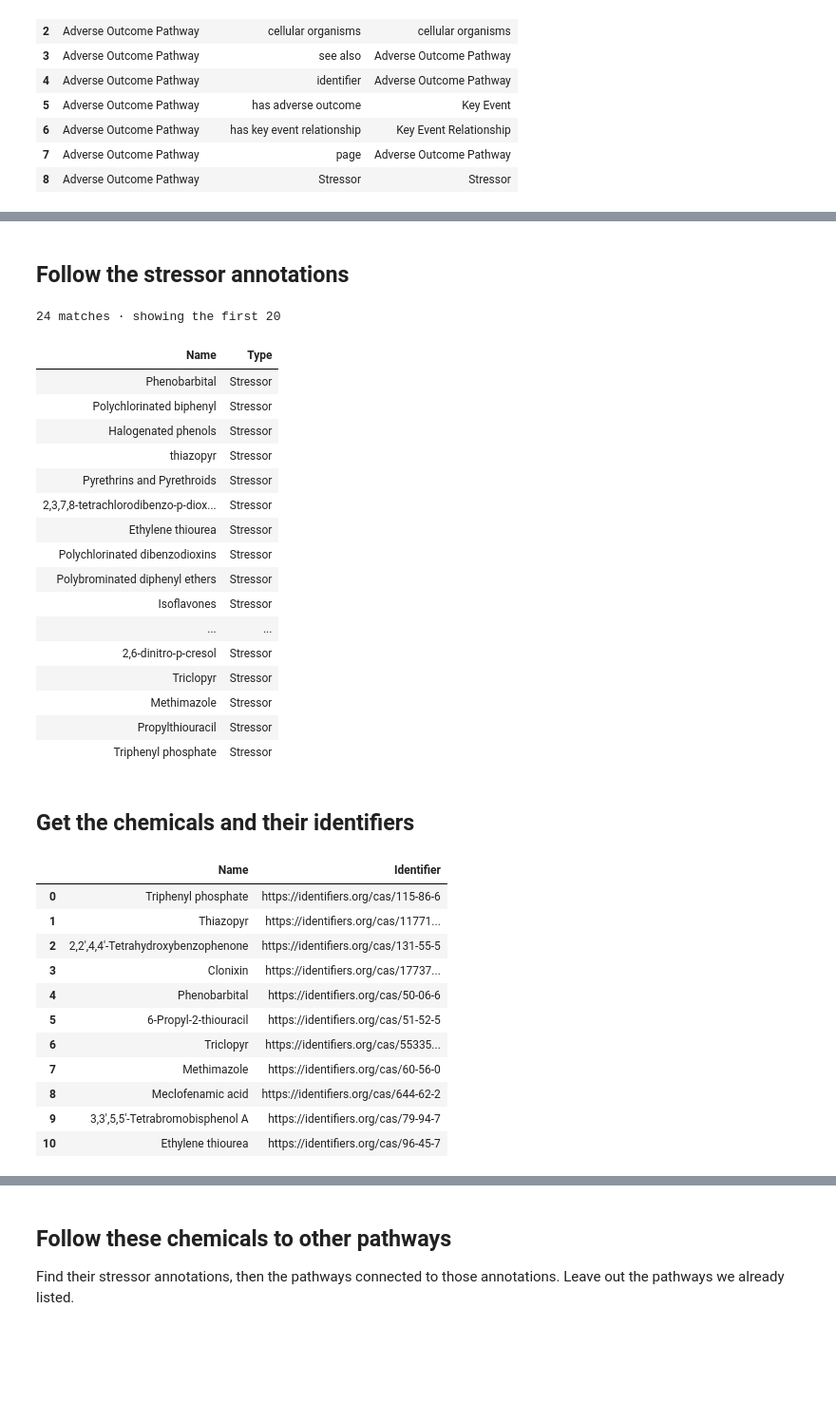
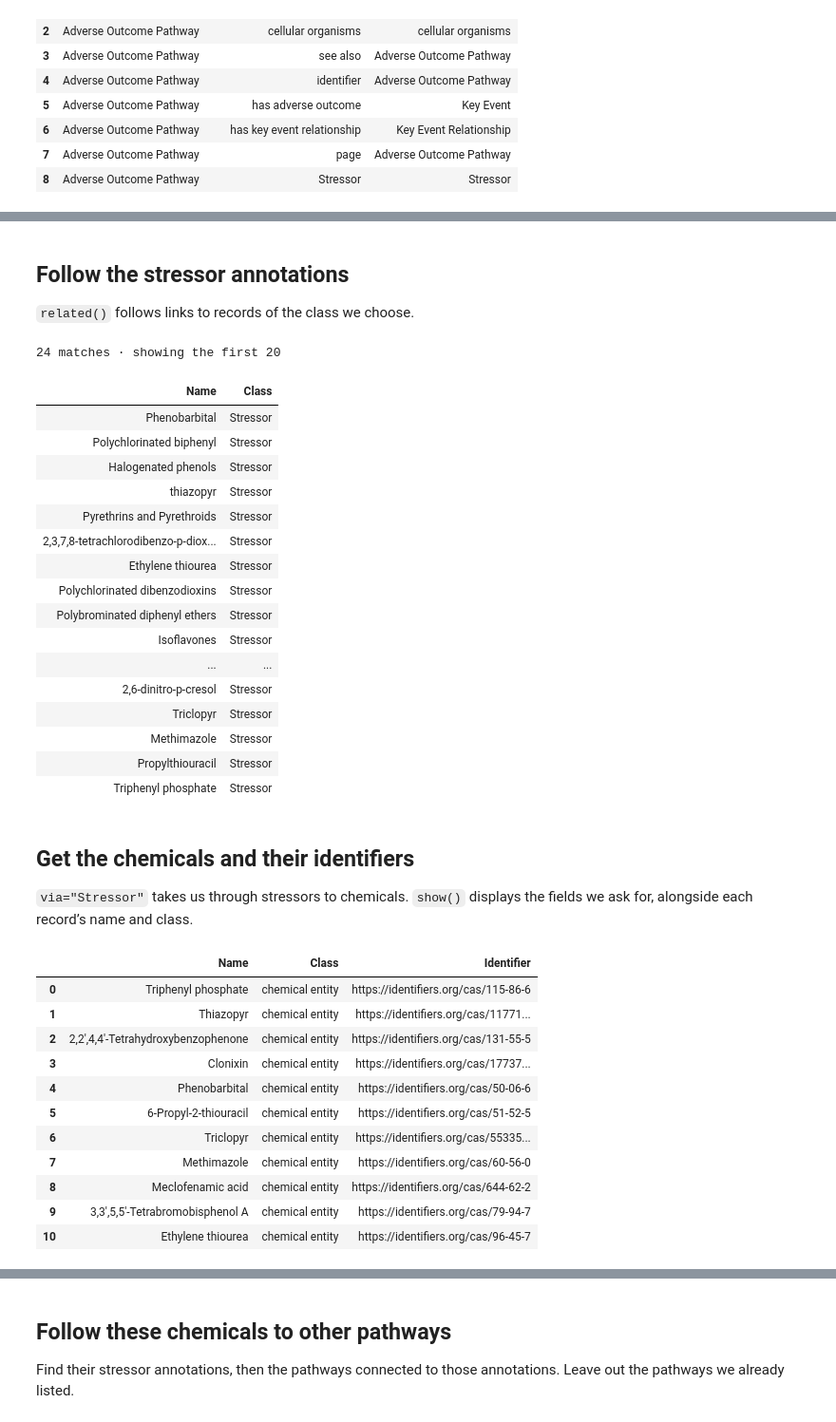
Before and after one commit to jmillanacosta/rdfsolve, a Jupyter notebook: notebooks/pydantic_clients/01_mine_explore.ipynb, the cells around one changed output, grey strips where cells are left out. Shown at 95% size. Drawn from its saved outputs; the diff is of its cells as text; code cells hidden in the pictures; blank space fills up the shorter version.

Commit message:
Show model identities and explain the exploration notebook

```diff
--- a/notebooks/pydantic_clients/AOPWiki_hydration.ipynb
+++ b/notebooks/pydantic_clients/01_mine_explore.ipynb
@@ -33,5 +75,5 @@ matches.types()
 # %%
-pathways = matches.of_type("Adverse outcome pathway")
+pathways = matches.of_type("Adverse Outcome Pathway")
 pathways
 # %% [output]
 18 matches
@@ -72,11 +128,13 @@ pathways.paths()
 # %% [markdown]
 ## Follow the stressor annotations
+
+`related()` follows links to records of the class we choose.
 # %%
 stressors = pathways.related("Stressor")
 stressors
 # %% [output]
 24 matches · showing the first 20
-| Name | Type |
+| Name | Class |
 | Phenobarbital | Stressor |
 | Polychlorinated biphenyl | Stressor |
 | Halogenated phenols | Stressor |
@@ -95,22 +153,24 @@ stressors
 | Triphenyl phosphate | Stressor |
 # %% [markdown]
 ## Get the chemicals and their identifiers
+
+`via="Stressor"` takes us through stressors to chemicals. `show()` displays the fields we ask for, alongside each record’s name and class.
 # %%
-chemicals = stressors.related("Chemical entity")
+chemicals = pathways.related(kind="Chemical entity", via="Stressor")
 chemicals.show("identifier")
 # %% [output]
-|  | Name | Identifier |
-| 0 | Triphenyl phosphate | https://identifiers.org/cas/115-86-6 |
-| 1 | Thiazopyr | https://identifiers.org/cas/11771... |
-| 2 | 2,2',4,4'-Tetrahydroxybenzophenone | https://identifiers.org/cas/131-55-5 |
-| 3 | Clonixin | https://identifiers.org/cas/17737... |
-| 4 | Phenobarbital | https://identifiers.org/cas/50-06-6 |
-| 5 | 6-Propyl-2-thiouracil | https://identifiers.org/cas/51-52-5 |
-| 6 | Triclopyr | https://identifiers.org/cas/55335... |
-| 7 | Methimazole | https://identifiers.org/cas/60-56-0 |
-| 8 | Meclofenamic acid | https://identifiers.org/cas/644-62-2 |
-| 9 | 3,3',5,5'-Tetrabromobisphenol A | https://identifiers.org/cas/79-94-7 |
-| 10 | Ethylene thiourea | https://identifiers.org/cas/96-45-7 |
+|  | Name | Class | Identifier |
+| 0 | Triphenyl phosphate | chemical entity | https://identifiers.org/cas/115-86-6 |
+| 1 | Thiazopyr | chemical entity | https://identifiers.org/cas/11771... |
+| 2 | 2,2',4,4'-Tetrahydroxybenzophenone | chemical entity | https://identifiers.org/cas/131-55-5 |
+| 3 | Clonixin | chemical entity | https://identifiers.org/cas/17737... |
+| 4 | Phenobarbital | chemical entity | https://identifiers.org/cas/50-06-6 |
+| 5 | 6-Propyl-2-thiouracil | chemical entity | https://identifiers.org/cas/51-52-5 |
+| 6 | Triclopyr | chemical entity | https://identifiers.org/cas/55335... |
+| 7 | Methimazole | chemical entity | https://identifiers.org/cas/60-56-0 |
+| 8 | Meclofenamic acid | chemical entity | https://identifiers.org/cas/644-62-2 |
+| 9 | 3,3',5,5'-Tetrabromobisphenol A | chemical entity | https://identifiers.org/cas/79-94-7 |
+| 10 | Ethylene thiourea | chemical entity | https://identifiers.org/cas/96-45-7 |
 # %% [markdown]
 ## Look up a name from the list
 
```
Also changed, not shown: parts of 22 cells of this notebook, 5 other files.
